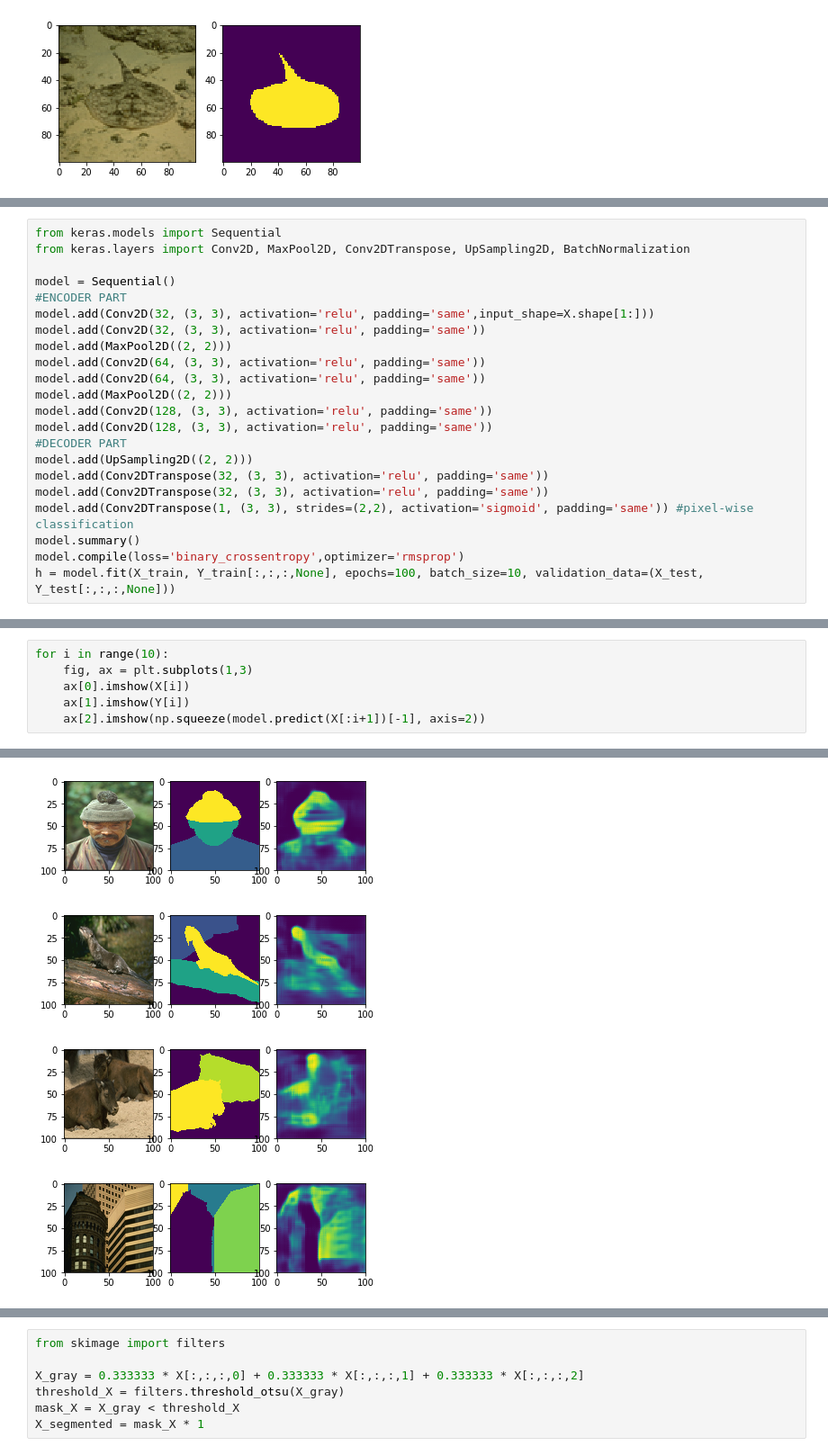
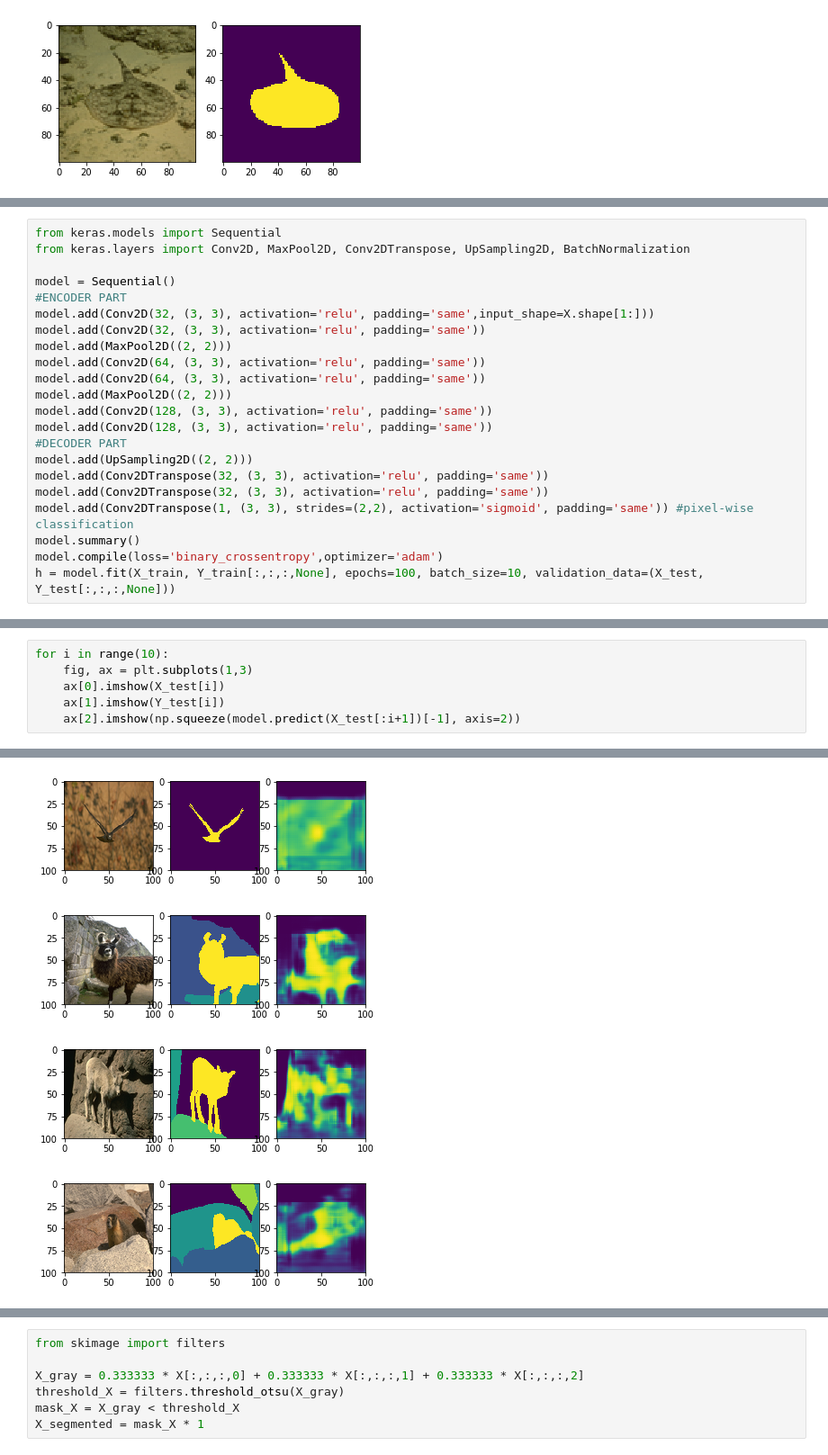
Before and after one commit to AHRojo/ann2, a Jupyter notebook: Pregunta_2.ipynb, the cells around one changed output, grey strips where cells are left out. Shown at 90% size. Drawn from its saved outputs; the diff is of its cells as text.

```diff
--- a/Pregunta_2.ipynb
+++ b/Pregunta_2.ipynb
@@ -85,6 +102,6 @@ model.add(Conv2DTranspose(32, (3, 3), activation='relu', padding='same'))
 model.add(Conv2DTranspose(32, (3, 3), activation='relu', padding='same'))
 model.add(Conv2DTranspose(1, (3, 3), strides=(2,2), activation='sigmoid', padding='same')) #pixel-wise classification
 model.summary()
-model.compile(loss='binary_crossentropy',optimizer='rmsprop')
+model.compile(loss='binary_crossentropy',optimizer='adam')
 h = model.fit(X_train, Y_train[:,:,:,None], epochs=100, batch_size=10, validation_data=(X_test, Y_test[:,:,:,None]))
 # %% [output]
@@ -141,7 +162,7 @@ print('[TEST] Recall\t\t%s' % recall_test)
 # %%
 for i in range(10):
     fig, ax = plt.subplots(1,3)
-    ax[0].imshow(X[i])
-    ax[1].imshow(Y[i])
-    ax[2].imshow(np.squeeze(model.predict(X[:i+1])[-1], axis=2))
+    ax[0].imshow(X_test[i])
+    ax[1].imshow(Y_test[i])
+    ax[2].imshow(np.squeeze(model.predict(X_test[:i+1])[-1], axis=2))
 # %% [output]
@@ -151,4 +172,4 @@ for i in range(10):
-[figure, old version]
+[figure, new version]
-[figure, old version]
+[figure, new version]
-[figure, old version]
+[figure, new version]
-[figure, old version]
+[figure, new version]
```
Also changed, not shown: parts of 26 cells of this notebook, 1 other file.
